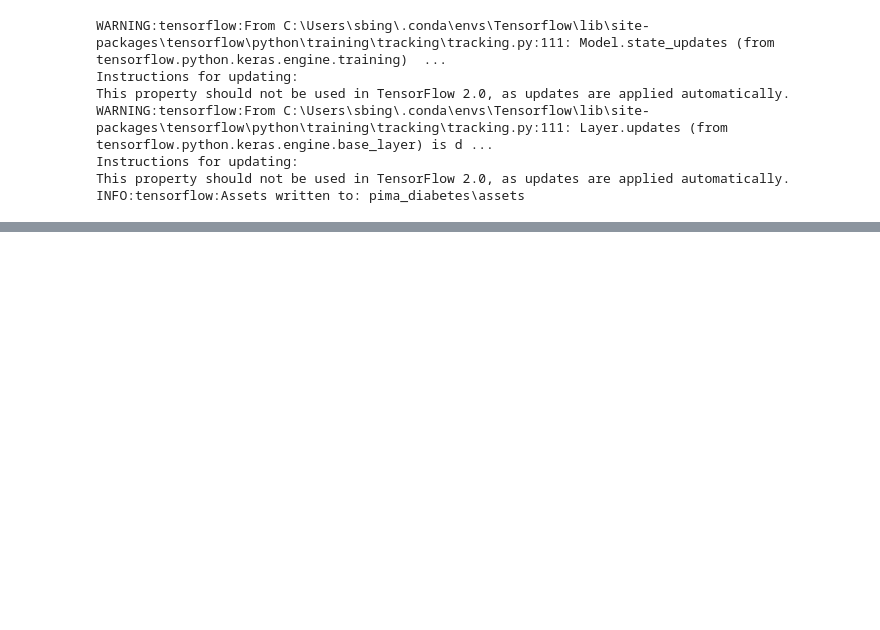
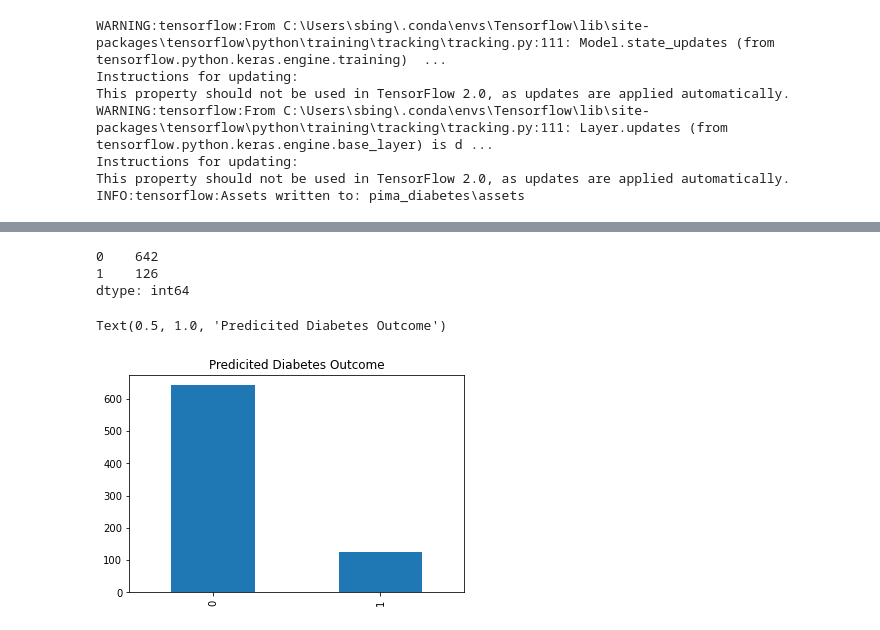
Before and after one commit to scottbing/SB_BSSD5350_MidtermProject, a Jupyter notebook: SB_5350_Midterm.ipynb, the cells around one changed output, grey strips where cells are left out. Cells and saved outputs as stored; diff of their text form; code cells hidden in the pictures; blank space fills up the shorter version.

```diff
--- a/SB_5350_Midterm.ipynb
+++ b/SB_5350_Midterm.ipynb
@@ -290,0 +304,11 @@ Please use instead:* `np.argmax(model.predict(x), axis=-1)`,   if your model doe
+# %%
+np.array(list(predictions)).shape
+index =pd.Index(np.ndarray.flatten(predictions))
+print(index.value_counts())
+index.value_counts().plot(kind='bar').set_title('Predicited Diabetes Outcome')
+# %% [output]
+0    642
+1    126
+dtype: int64
+Text(0.5, 1.0, 'Predicited Diabetes Outcome')
+[figure, added]
```
Also changed, not shown: parts of 7 cells of this notebook.
